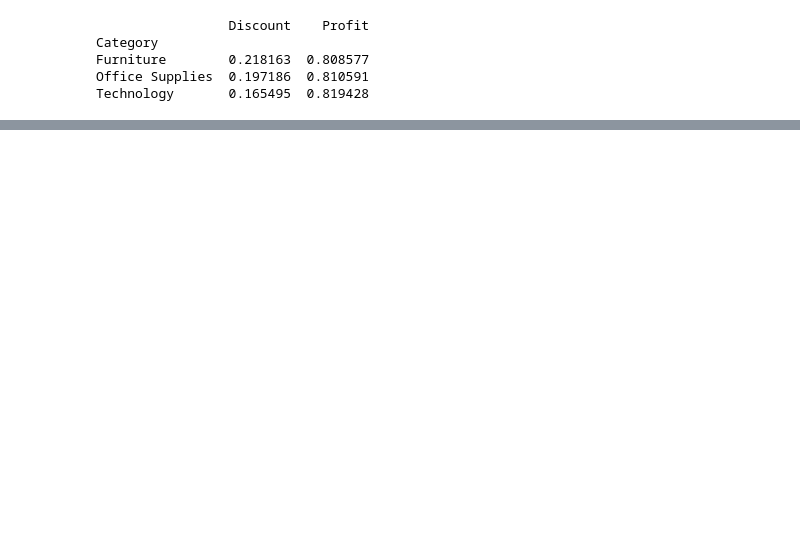
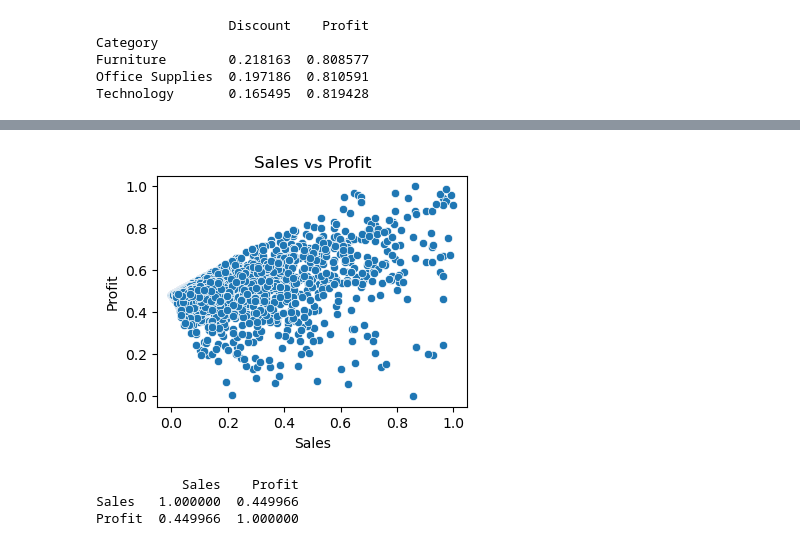
Before and after one commit to hennypurwadi/771951_Dataset_Analysis, a Jupyter notebook: 202370140_analysing_1.ipynb, the cells around one changed output, grey strips where cells are left out. Saved outputs shown, nothing was run; the diff lists cells and outputs as text; code cells hidden in the pictures; blank space fills up the shorter version.

```diff
--- a/202370140_analysing_1.ipynb
+++ b/202370140_analysing_1.ipynb
@@ -85,5 +90,3 @@ dtype: object
 # %%
-from scipy.stats import zscore
-
-z_scores = zscore(df[['Sales', 'Profit']])
-df2 = df[(z_scores < 3).all(axis=1)]
+z_scores = zscore(df[['Sales', 'Quantity', 'Discount', 'Profit']])
+df_no_outliers = df[(abs(z_scores) < 3).all(axis=1)]
@@ -113,0 +95,5 @@ df2[numerical_vars].tail(10)
+# %%
+scaler = MinMaxScaler() # Apply Min-Max scaling
+numerical_vars = ['Sales', 'Quantity', 'Discount', 'Profit']
+df_no_outliers[numerical_vars] = scaler.fit_transform(df_no_outliers[numerical_vars])
+df_no_outliers[numerical_vars].head(3)
@@ -149,0 +244,18 @@ Profit   -0.973353  1.000000
+# %%
+#Scatter plot of 'Sales' vs 'Profit'
+plt.figure(figsize=(4, 3))
+sns.scatterplot(x='Sales', y='Profit', data=df_no_outliers)
+plt.title('Sales vs Profit')
+plt.xlabel('Sales')
+plt.ylabel('Profit')
+plt.show()
+# %% [output]
+[figure, added]
+# %%
+# Calculate correlation coefficient between 'Sales' and 'Profit'
+correlation = df_no_outliers[['Sales', 'Profit']].corr()
+print(correlation)
+# %% [output]
+           Sales    Profit
+Sales   1.000000  0.449966
+Profit  0.449966  1.000000
```
Also changed, not shown: parts of 36 cells of this notebook.
